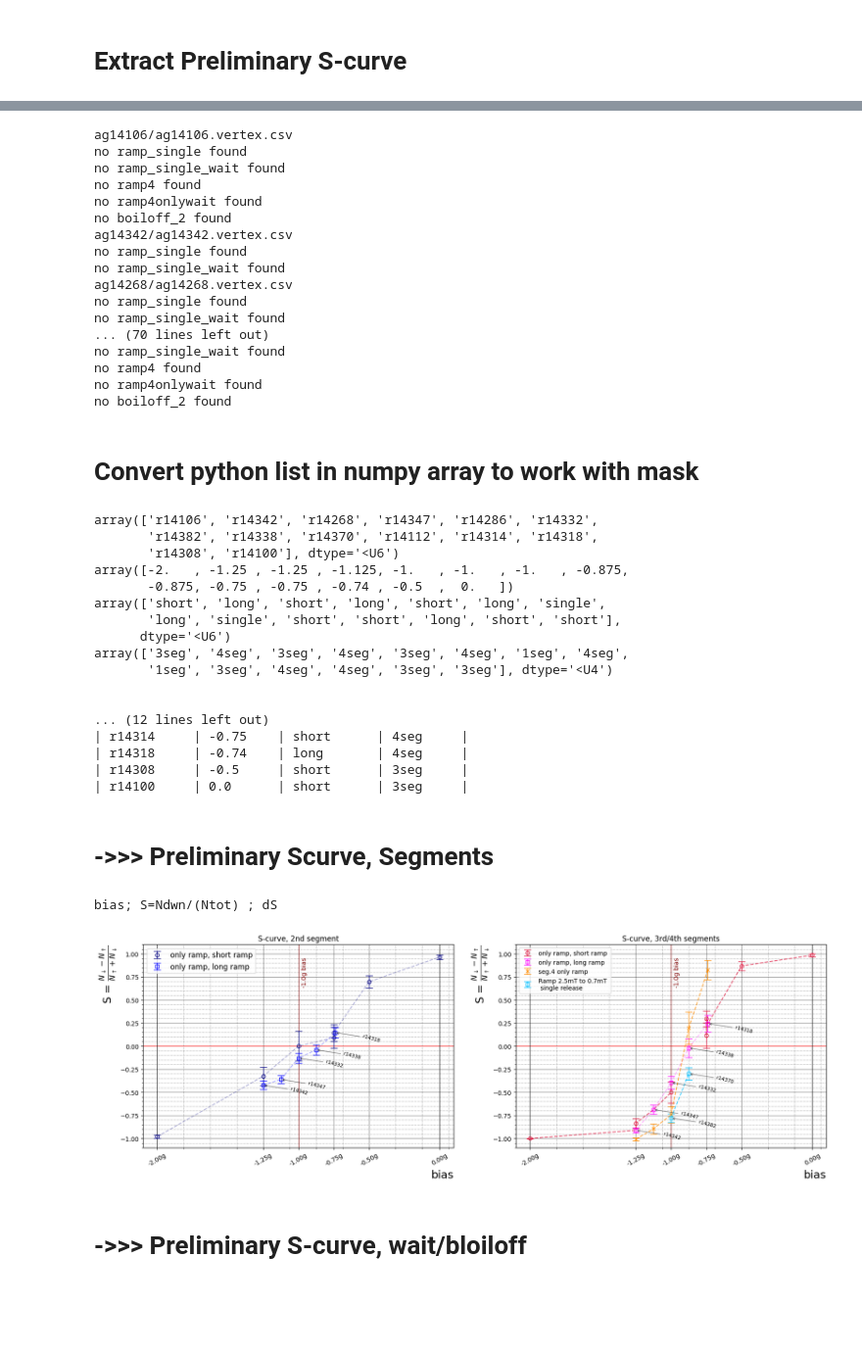
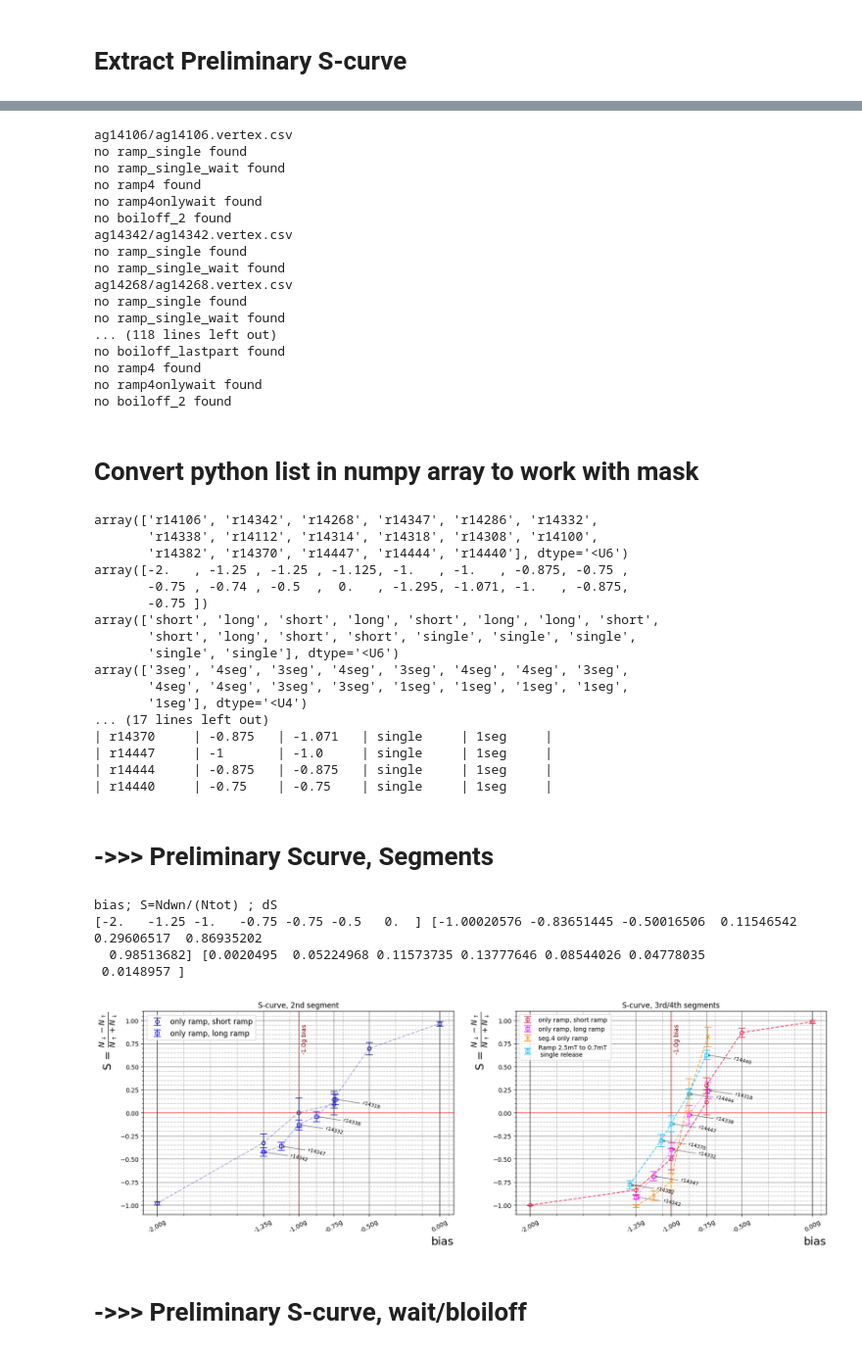
Before and after one commit to Adrianodelvincio/alphag_frequentist_analysis_2025, a Jupyter notebook: v1/Preliminary_Scurve_2025.ipynb, the cells around one changed output, grey strips where cells are left out. Shown at 98% size. Cells and saved outputs as stored; diff of their text form; code cells hidden in the pictures; blank space fills up the shorter version.

```diff
--- a/v1/Preliminary_Scurve_2025.ipynb
+++ b/v1/Preliminary_Scurve_2025.ipynb
@@ -209,7 +223,7 @@ S_rampsingle, dS_rampsingle = [], []
 S_rampsingle_wait, dS_rampsingle_wait = [], []
 
 # list of bias for run with three segment, four segment and only one segment
-bias = []
+nominal, bias = [],[]
 list_runs = []
 
 
@@ -218,10 +234,10 @@ Ntot_list, Nup_list, Ndown_list = [],[],[]
 ############################
 # MAIN ANALYSIS LOOP
 ###########################
-for key, bias_ in dictRun.items():
-    print(key, ListScript[key] )
-    pm.execute_notebook(
-        ListScript[key],
-        f'{key.split("/")[0].replace("ag","r")}.ipynb',
-        parameters= {"run_to_analyze" : key}
-    )
+# for key, bias_ in dictRun.items():
+#     print(key, ListScript[key] )
+#     pm.execute_notebook(
+#         ListScript[key],
+#         f'{key.split("/")[0].replace("ag","r")}.ipynb',
+#         parameters= {"run_to_analyze" : key}
+#     )
@@ -331,7 +332,8 @@ for key, bias_ in dictRun.items():
 
     ##################################
     # APPEND BIAS AND MASK
-    bias.append(bias_)
+    bias.append(bias_[1])
+    nominal.append(bias_[0])
     list_runs.append(key.split("/")[0].replace("ag","r"))
 
     type_ramp.append(dictRamp[key][0]) # get and set type of ramp
@@ -349,8 +351,8 @@ no ramp_single_wait found
 ag14268/ag14268.vertex.csv
 no ramp_single found
 no ramp_single_wait found
-... (70 lines left out)
-no ramp_single_wait found
+... (118 lines left out)
+no boiloff_lastpart found
 no ramp4 found
 no ramp4onlywait found
 no boiloff_2 found
@@ -386,27 +388,27 @@ pprint(type_exp)
 print(2*"\n")
 
 # List of runs available
-print(f"| {'run number':<10} | {'bias':<8} | {'type ramp':<10} | {'n° ramps':<8} |")
-for run_, bias_, type_ramp_, type_exp_ in zip(list_runs, bias, type_ramp, type_exp):
-    print(f"| {run_:<10} | {bias_:<8} | {type_ramp_:<10} | {type_exp_:<8} |")
+print(f"| {'run number':<10} | {'label':<8} | {'bias':<8} | {'type ramp':<10} | {'n° ramps':<8} |")
+for run_, nominal_, bias_, type_ramp_, type_exp_ in zip(list_runs, nominal, bias, type_ramp, type_exp):
+    print(f"| {run_:<10} | {nominal_:<8} | {bias_:<8} | {type_ramp_:<10} | {type_exp_:<8} |")
 # %% [output]
 array(['r14106', 'r14342', 'r14268', 'r14347', 'r14286', 'r14332',
-       'r14382', 'r14338', 'r14370', 'r14112', 'r14314', 'r14318',
-       'r14308', 'r14100'], dtype='<U6')
-array([-2.   , -1.25 , -1.25 , -1.125, -1.   , -1.   , -1.   , -0.875,
-       -0.875, -0.75 , -0.75 , -0.74 , -0.5  ,  0.   ])
-array(['short', 'long', 'short', 'long', 'short', 'long', 'single',
-       'long', 'single', 'short', 'short', 'long', 'short', 'short'],
-      dtype='<U6')
-array(['3seg', '4seg', '3seg', '4seg', '3seg', '4seg', '1seg', '4seg',
-       '1seg', '3seg', '4seg', '4seg', '3seg', '3seg'], dtype='<U4')
-
-
-... (12 lines left out)
-| r14314     | -0.75    | short      | 4seg     |
-| r14318     | -0.74    | long       | 4seg     |
-| r14308     | -0.5     | short      | 3seg     |
-| r14100     | 0.0      | short      | 3seg     |
+       'r14338', 'r14112', 'r14314', 'r14318', 'r14308', 'r14100',
+       'r14382', 'r14370', 'r14447', 'r14444', 'r14440'], dtype='<U6')
+array([-2.   , -1.25 , -1.25 , -1.125, -1.   , -1.   , -0.875, -0.75 ,
+       -0.75 , -0.74 , -0.5  ,  0.   , -1.295, -1.071, -1.   , -0.875,
+       -0.75 ])
+array(['short', 'long', 'short', 'long', 'short', 'long', 'long', 'short',
+       'short', 'long', 'short', 'short', 'single', 'single', 'single',
+       'single', 'single'], dtype='<U6')
+array(['3seg', '4seg', '3seg', '4seg', '3seg', '4seg', '4seg', '3seg',
+       '4seg', '4seg', '3seg', '3seg', '1seg', '1seg', '1seg', '1seg',
+       '1seg'], dtype='<U4')
+... (17 lines left out)
+| r14370     | -0.875   | -1.071   | single     | 1seg     |
+| r14447     | -1       | -1.0     | single     | 1seg     |
+| r14444     | -0.875   | -0.875   | single     | 1seg     |
+| r14440     | -0.75    | -0.75    | single     | 1seg     |
 # %%
 S_boiloff, dS_boiloff = np.array(S_boiloff), np.array(dS_boiloff)
 
@@ -504,10 +506,12 @@ plotter_nicer()
 # plot short ramps
 mask = (type_ramp == "short")
 
+print(bias[mask],S_ramp3[mask], dS_ramp3[mask])
+
 plt.errorbar(bias[mask],
              S_ramp3[mask],
              dS_ramp3[mask], marker = "o", markersize = 6, markerfacecolor='none', color = "crimson", capsize = 6, linestyle = '', elinewidth=1, label = "only ramp, short ramp")
-plt.errorbar(bias, S_ramp3, marker = "", color = "crimson", linestyle = "--", alpha = 0.7)
+plt.errorbar(bias[mask], S_ramp3[mask], marker = "", color = "crimson", linestyle = "--", alpha = 0.7)
 #labelfactory(bias, S_ramp3, list_runs, labels, "right")
 
 # plot long ramps -> type_ramp
@@ -522,34 +526,37 @@ labelfactory(bias[mask], S_ramp3[mask], list_runs[mask], labels, "right")
 
 # 4th segment
 mask = (type_ramp == "long") & (type_exp == "4seg")
 
 plt.errorbar(bias[mask],
              S_ramp4[mask],
              dS_ramp4[mask], marker = "x", markersize = 6, markerfacecolor='none', color = "darkorange", capsize = 6, linestyle = '', elinewidth=1, label = "seg.4 only ramp")
 
 plt.errorbar(bias[mask], S_ramp4[mask], marker = "", color = "darkorange", linestyle = "--", alpha = 0.7)
 
 
 mask = (type_ramp == "single")
 plt.errorbar(bias[mask],
              S_rampsingle[mask],
              dS_rampsingle[mask], marker = "s", markersize = 6, markerfacecolor='none', color = "deepskyblue", capsize = 6, linestyle = '', elinewidth=1, label = "Ramp 2.5mT to 0.7mT \n single release")
 plt.errorbar(bias[mask], S_rampsingle[mask], marker = "", color = "deepskyblue", linestyle = "--", alpha = 0.7)
 labelfactory(bias[mask], S_rampsingle[mask], list_runs[mask], labels, "right")
 
 
 plt.legend()
 plt.xticks(labels, [f"{item:.2f}g" for item in labels], rotation=30)
 
 # simulation
 # plt.errorbar((biases_sim - 1),
 #              simulation_s2,
 #              marker = ".", markersize = 6, markerfacecolor='none', color = "black", capsize = 6, linestyle = 'dotted', elinewidth=1, label = "simulation, second segment")
 
 plt.savefig("figures/S_curve_onlyramp.png", bbox_inches = 'tight')
 # %% [output]
 bias; S=Ndwn/(Ntot) ; dS
+[-2.   -1.25 -1.   -0.75 -0.75 -0.5   0.  ] [-1.00020576 -0.83651445 -0.50016506  0.11546542  0.29606517  0.86935202
+  0.98513682] [0.0020495  0.05224968 0.11573735 0.13777646 0.08544026 0.04778035
+ 0.0148957 ]
-[figure, old version]
+[figure, new version]
 # %% [markdown]
 # ->>> Preliminary S-curve, wait/bloiloff
 # %%
```
Also changed, not shown: parts of 12 cells of this notebook, 1 other file.
